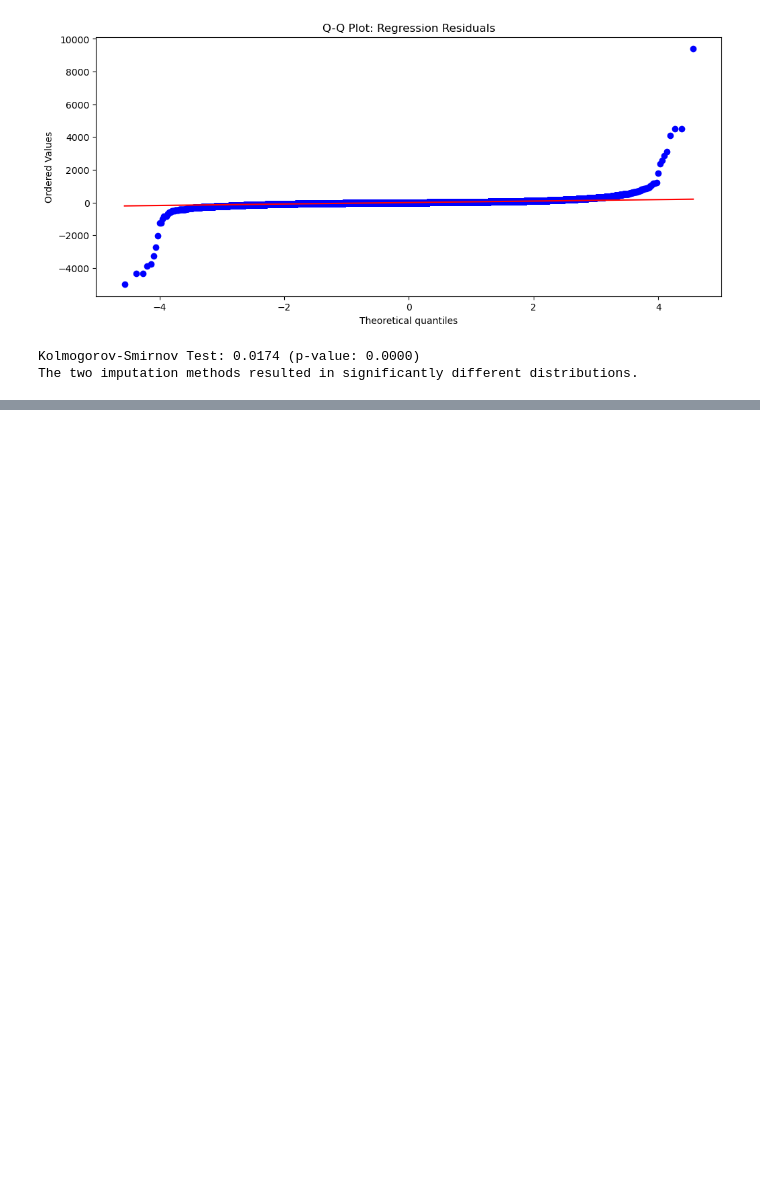
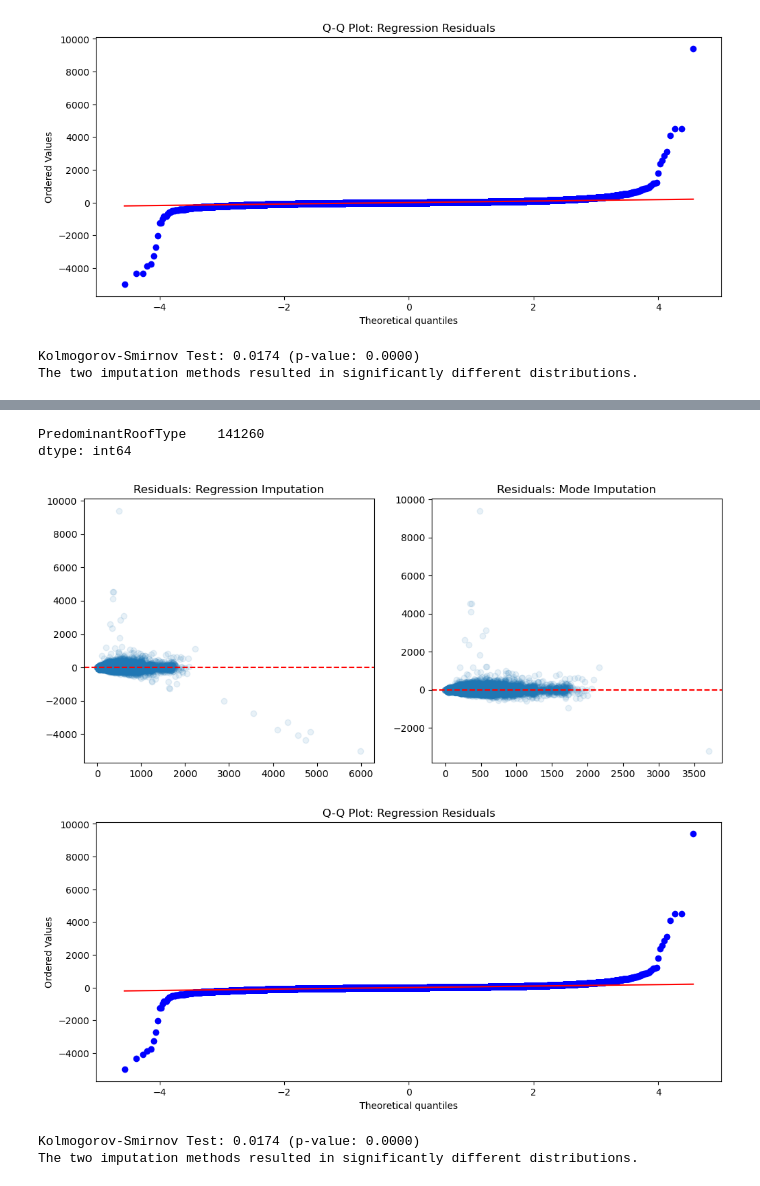
Before and after one commit to BALAJI-SK/irish-home-retrofit-prediction, a Jupyter notebook: row_cleaning.ipynb, the cells around one changed output, grey strips where cells are left out. Saved outputs shown, nothing was run; the diff lists cells and outputs as text; code cells hidden in the pictures; blank space fills up the shorter version.

```diff
--- a/row_cleaning.ipynb
+++ b/row_cleaning.ipynb
@@ -639,0 +873,66 @@ The two imputation methods resulted in significantly different distributions.
+# %%
+import pandas as pd
+import pyarrow.parquet as pq
+# Path to your downloaded .txt file
+input_file = 'BER_Cleaned_Imputed_Regression.parquet'
+# Path where you want to save the new .csv
+
+chunk_size = 100000
+null_counts = None
+total_rows = 0
+parquet_file = pq.ParquetFile(input_file)
+
+# Iterate through "Row Groups" (the Parquet version of chunks)
+for i in range(parquet_file.num_row_groups):
+    chunk = parquet_file.read_row_group(i).to_pandas()
+    if null_counts is None:
+        null_counts = chunk.isnull().sum()
+    else:
+        null_counts += chunk.isnull().sum()
+    total_rows += len(chunk)
+
+# Get the list
+null_percentages = null_counts / total_rows
+sorted_null_counts = null_counts.sort_values(ascending=False)
+print(sorted_null_counts[sorted_null_counts>0])
+# %% [output]
+PredominantRoofType    141260
+dtype: int64
+# %%
+#Visual Validation (Residual & Q-Q Plots)
+#Patterns in residuals reveal inadequacies in the model or violations of assumptions.
+# 3. Plotting Residuals
+plt.figure(figsize=(12, 5))
+
+plt.subplot(1, 2, 1)
+plt.scatter(preds_reg, res_reg, alpha=0.1)
+plt.title("Residuals: Regression Imputation")
+plt.axhline(0, color='red', linestyle='--')
+
+plt.subplot(1, 2, 2)
+plt.scatter(preds_mode, res_mode, alpha=0.1)
+plt.title("Residuals: Mode Imputation")
+plt.axhline(0, color='red', linestyle='--')
+plt.show()
+
+# 4. Q-Q Plot for Normality Check [cite: 64]
+plt.figure(figsize=(12, 5))
+stats.probplot(res_reg, dist="norm", plot=plt)
+plt.title("Q-Q Plot: Regression Residuals")
+plt.show()
+# %% [output]
+[figure, added]
+[figure, added]
+# %%
+# 3. Kolmogorov-Smirnov (K-S) Test
+# Use this to compare the two imputed samples to see which one "departs" more from the expected distribution.
+# Compare the distribution of a key imputed column (e.g., HSMainSystemEfficiency)
+# to see which method distorted the original distribution more.
+ks_stat, p_val = stats.ks_2samp(df_reg['HSMainSystemEfficiency'], df_mode['HSMainSystemEfficiency'])
+
+print(f"\nKolmogorov-Smirnov Test: {ks_stat:.4f} (p-value: {p_val:.4f})")
+if p_val < 0.05:
+    print("The two imputation methods resulted in significantly different distributions.")
+# %% [output]
+Kolmogorov-Smirnov Test: 0.0174 (p-value: 0.0000)
+The two imputation methods resulted in significantly different distributions.
```
Also changed, not shown: parts of 13 cells of this notebook, 16 other files.
